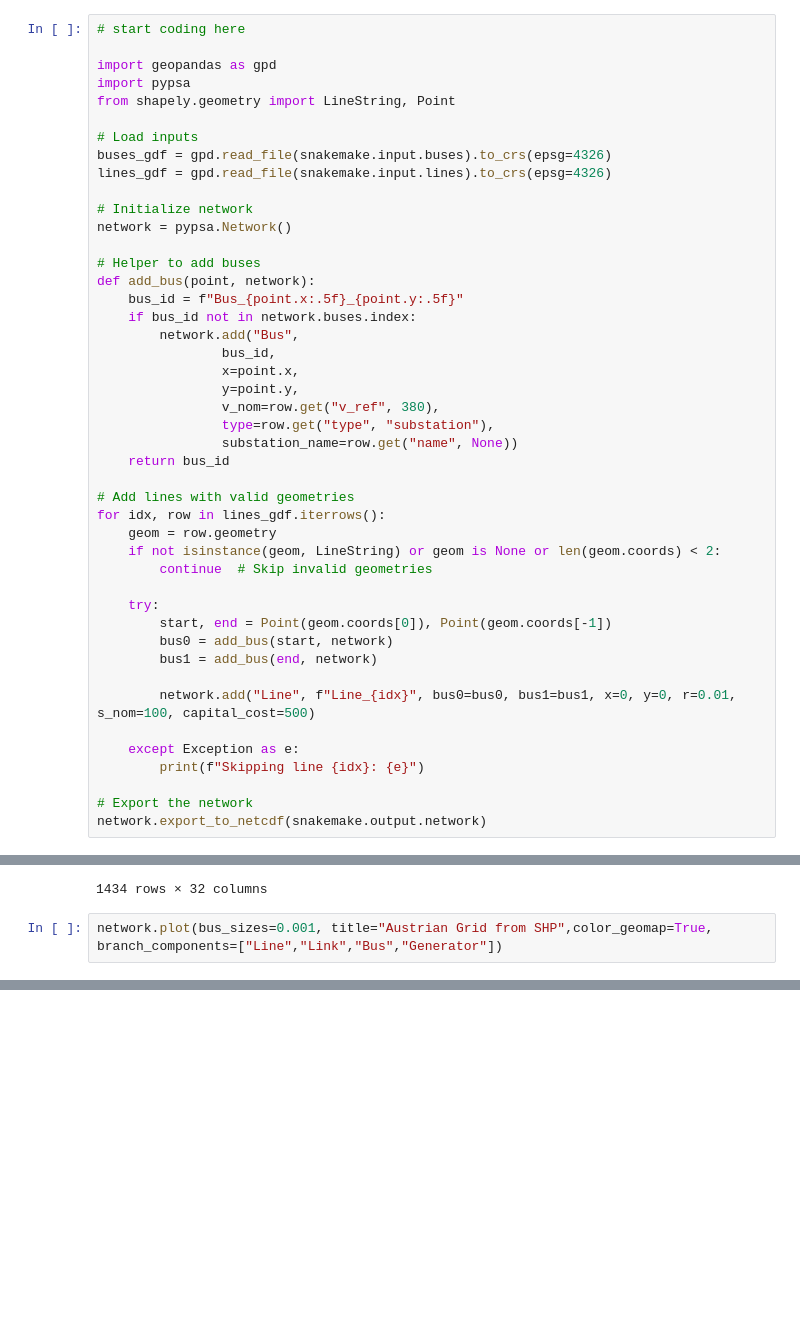
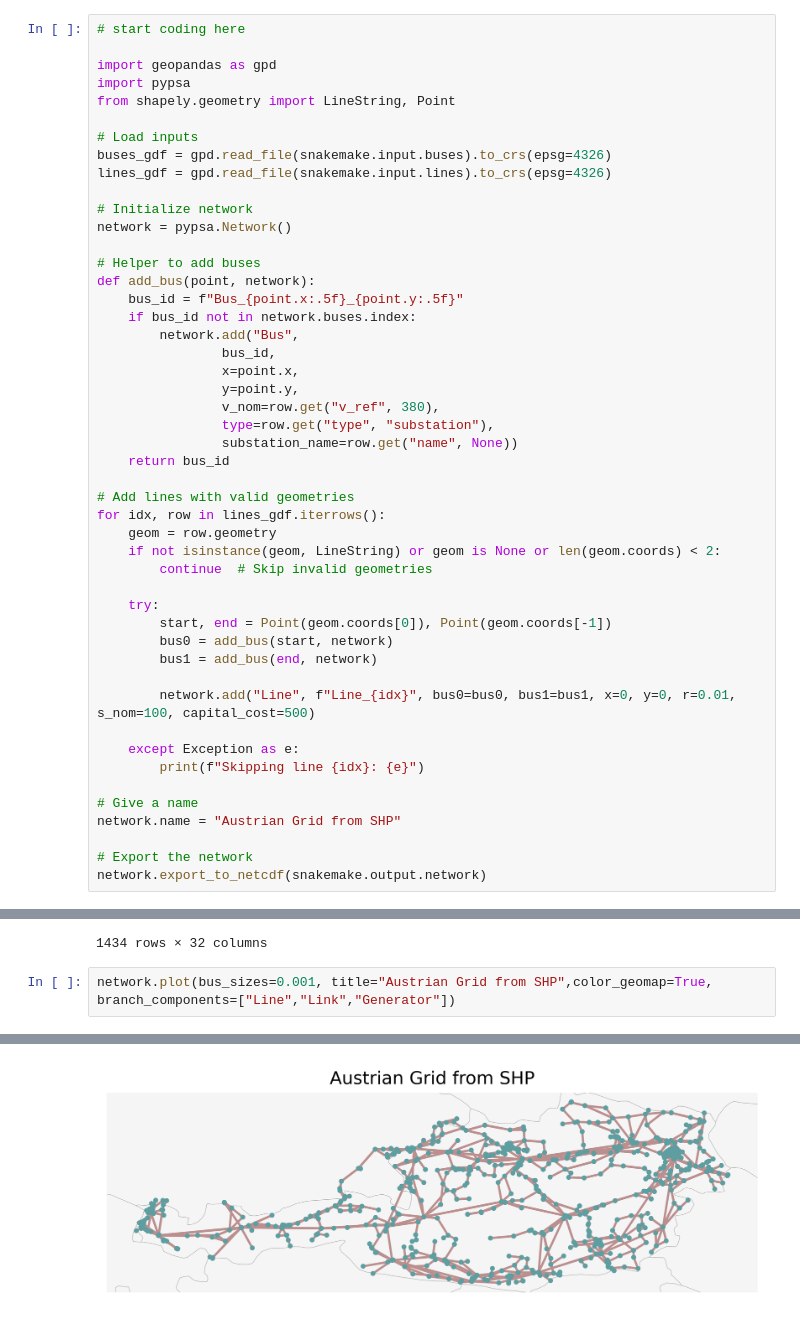
Before and after one commit to bjoernellens1/pypsa-eur-evt, a Jupyter notebook: rules/MA/notebooks/build_austrian_network.py.ipynb, the cells around one changed output, grey strips where cells are left out. Cells and saved outputs as stored; diff of their text form; blank space fills up the shorter version.

```diff
--- a/rules/MA/notebooks/build_austrian_network.py.ipynb
+++ b/rules/MA/notebooks/build_austrian_network.py.ipynb
@@ -49,6 +49,9 @@ for idx, row in lines_gdf.iterrows():
     except Exception as e:
         print(f"Skipping line {idx}: {e}")
 
+# Give a name
+network.name = "Austrian Grid from SHP"
+
 # Export the network
 network.export_to_netcdf(snakemake.output.network)
 # %% [output]
@@ -109,5 +112,5 @@ network.lines
 | Line_2035 | Bus_16.27613_47.25097 | Bus_16.27541_47.25005 |  | 0.0 | 0.01 | 0.0 | 0.0 | 100.0 | 0.0 | False | ... |
 1434 rows × 32 columns
 # %%
-network.plot(bus_sizes=0.001, title="Austrian Grid from SHP",color_geomap=True, branch_components=["Line","Link","Bus","Generator"])
+network.plot(bus_sizes=0.001, title="Austrian Grid from SHP",color_geomap=True, branch_components=["Line","Link","Generator"])
 # %% [output]
@@ -114,0 +120 @@ NameError: name 'Line' is not defined
+[figure, added]
```
Also changed, not shown: parts of 4 cells of this notebook, 1 other file.
